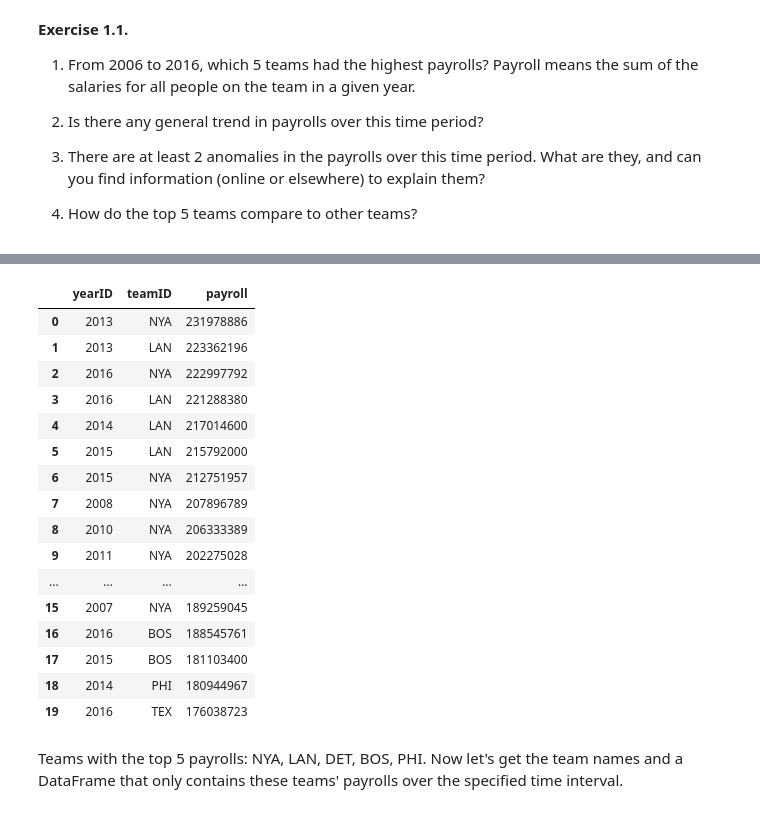
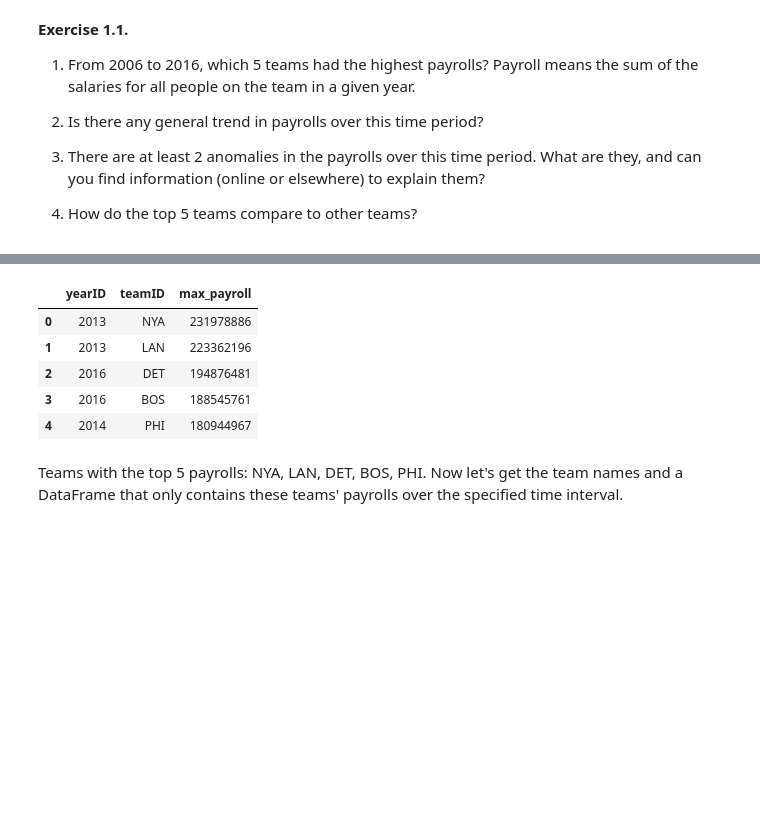
Before and after one commit to domitchler/sta141b-assignment-5, a Jupyter notebook: hw5.ipynb, the cells around one changed output, grey strips where cells are left out. Saved outputs shown, nothing was run; the diff lists cells and outputs as text; code cells hidden in the pictures; blank space fills up the shorter version.

```diff
--- a/hw5.ipynb
+++ b/hw5.ipynb
@@ -64,30 +39,20 @@ pd.read_sql("""
 # %%
 pd.read_sql("""
-    SELECT yearid, teamid, SUM(salary) AS payroll FROM
-    salaries
-    WHERE yearid BETWEEN 2006 AND 2016
-    GROUP BY teamid, yearid
+    SELECT yearID, teamID, MAX(payroll) AS max_payroll FROM
+        (SELECT yearID, teamID, SUM(salary) AS payroll FROM salaries
+        WHERE yearid BETWEEN 2006 AND 2016
+        GROUP BY teamID, yearID)
+    GROUP BY teamID
     ORDER BY payroll DESC
-    LIMIT 20
+    LIMIT 5
 """, db)
 # %% [output]
-|  | yearID | teamID | payroll |
+|  | yearID | teamID | max_payroll |
 | 0 | 2013 | NYA | 231978886 |
 | 1 | 2013 | LAN | 223362196 |
-| 2 | 2016 | NYA | 222997792 |
-| 3 | 2016 | LAN | 221288380 |
-| 4 | 2014 | LAN | 217014600 |
-| 5 | 2015 | LAN | 215792000 |
-| 6 | 2015 | NYA | 212751957 |
-| 7 | 2008 | NYA | 207896789 |
-| 8 | 2010 | NYA | 206333389 |
-| 9 | 2011 | NYA | 202275028 |
-| ... | ... | ... | ... |
-| 15 | 2007 | NYA | 189259045 |
-| 16 | 2016 | BOS | 188545761 |
-| 17 | 2015 | BOS | 181103400 |
-| 18 | 2014 | PHI | 180944967 |
-| 19 | 2016 | TEX | 176038723 |
+| 2 | 2016 | DET | 194876481 |
+| 3 | 2016 | BOS | 188545761 |
+| 4 | 2014 | PHI | 180944967 |
 # %% [markdown]
 Teams with the top 5 payrolls: NYA, LAN, DET, BOS, PHI. Now let's get the team names and a DataFrame that only contains these teams' payrolls over the specified time interval.
 # %%
```
Also changed, not shown: parts of 26 cells of this notebook.
